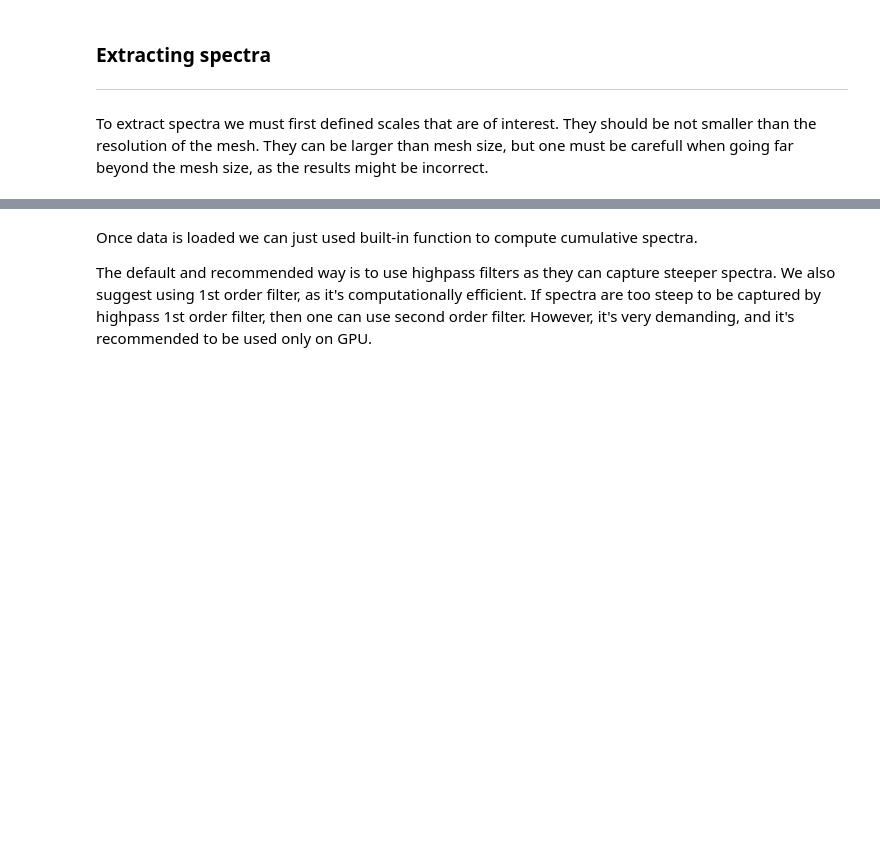
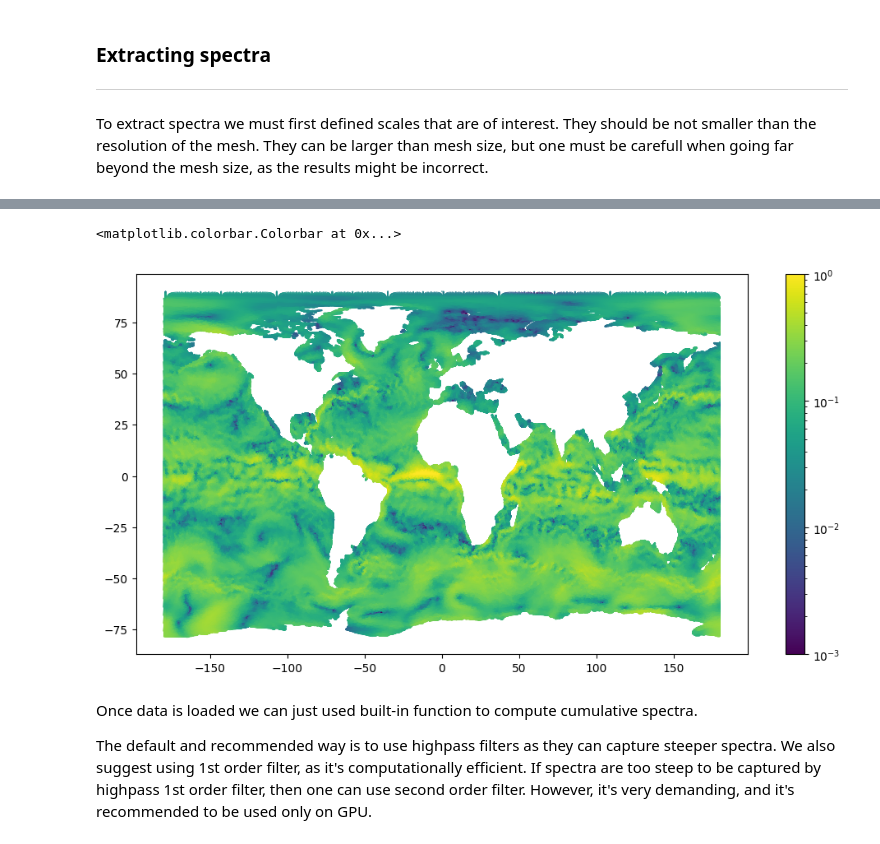
Before and after one commit to FESOM/implicit_filter, a Jupyter notebook: examples/spectra_extraction.ipynb, the cells around one changed output, grey strips where cells are left out. Drawn from its saved outputs; the diff is of its cells as text; code cells hidden in the pictures; blank space fills up the shorter version.

```diff
--- a/examples/spectra_extraction.ipynb
+++ b/examples/spectra_extraction.ipynb
@@ -40,3 +70,15 @@ uxn, vyn = transform_velocity_to_nodes(ux, vy, filter) # This function based on
+# %%
+ttu, ttv = filter.compute_velocity(1, 2 * math.pi / 500., uxn, vyn)
+# %%
+ok =(xcoord[tri].max(axis=1)-xcoord[tri].min(axis=1))<10
+plt.rcParams['figure.figsize'] = [12, 6]
+triang = mpl.tri.Triangulation(xcoord, ycoord, tri[ok, :])
+
+plt.scatter(xcoord, ycoord, c=np.sqrt(np.square(ttu) + np.square(ttv)), norm=mpl.colors.LogNorm(vmin=1e-3,vmax=1e-0), s=0.1)
+plt.colorbar()
+# %% [output]
+<matplotlib.colorbar.Colorbar at 0x...>
+[figure, added]
 # %% [markdown]
 Once data is loaded we can just used built-in function to compute cumulative spectra.
 
```
Also changed, not shown: parts of 18 cells of this notebook, 8 other files.
